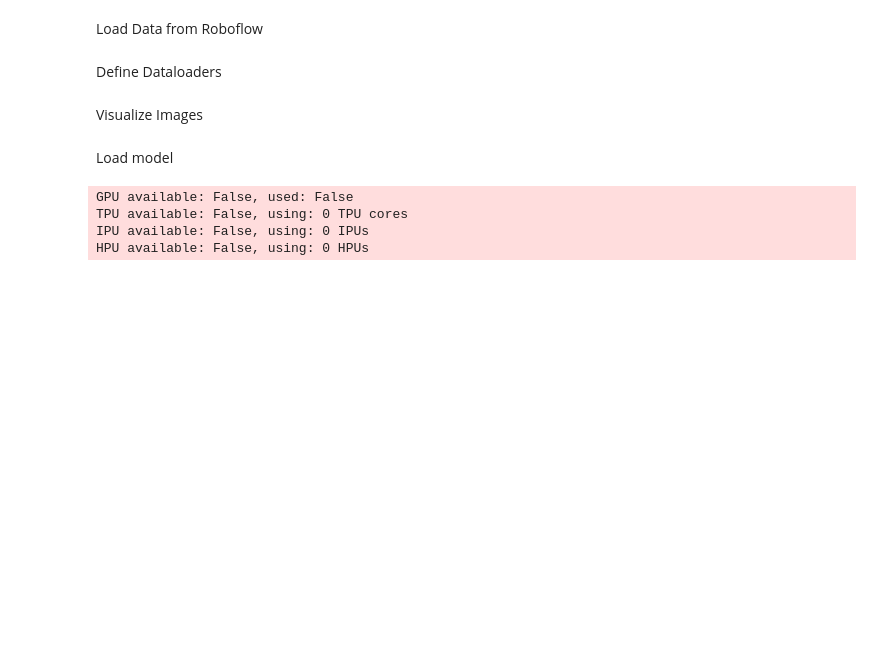
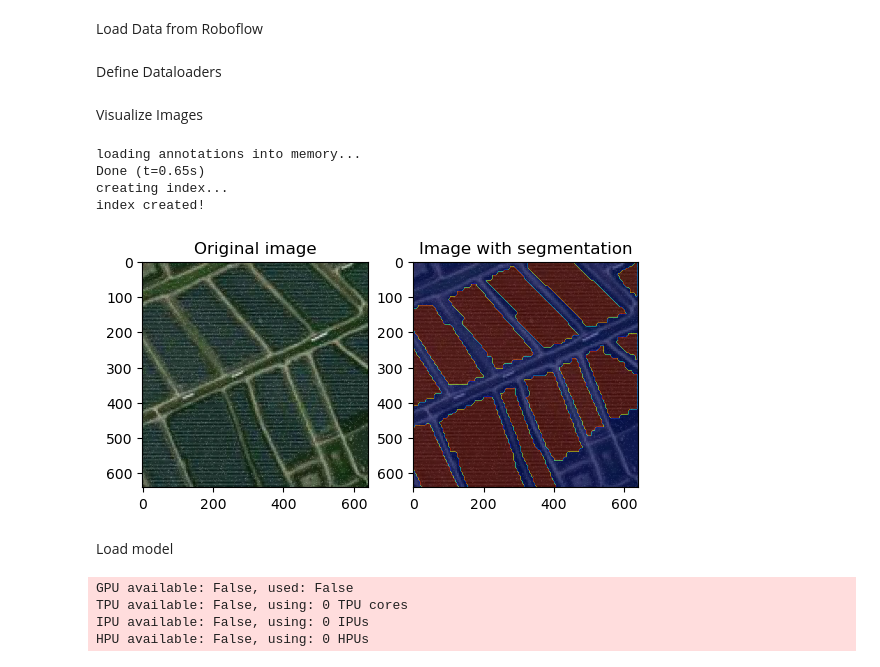
Before and after one commit to Tiburso/EnerVision, a Jupyter notebook: models/pv_detection.ipynb, the cells around one changed output. Cells and saved outputs as stored; diff of their text form; code cells hidden in the pictures; blank space fills up the shorter version.

Commit message:
Add simpler addition of binary masks

```diff
--- a/models/pv_detection.ipynb
+++ b/models/pv_detection.ipynb
@@ -66,37 +66,42 @@ coco = COCO(os.path.join(folder_images, '_annotations.coco.json'))
 image_ids = coco.getImgIds()
 image_data = coco.loadImgs(image_ids[0])[0] # Choose first one
 
 # Load image
 image_path = os.path.join(image_directory, image_data['file_name'])
 image = io.imread(image_path)
 
 # Load annotations for image
 annIds = coco.getAnnIds(imgIds=image_data['id'])
 anns = coco.loadAnns(annIds)
 
 # Initialize empty mask
 combined_mask = np.zeros_like(image[:, :, 0])
 
 # Add all segmentations
 for ann in anns:
-    mask = coco.annToMask(ann)  # Get the binary mask for this annotation
-    combined_mask += mask  # Add mask to the combined mask
-combined_mask = np.minimum(combined_mask, 1) # Make it binary
+    mask = coco.annToMask(ann)  # Get binary mask
+    combined_mask |= mask  # Add mask to combined mask
 
-# Display image
+# Display images
 plt.figure()
 # Original image
 plt.subplot(1, 2, 1)
 plt.imshow(image)
 plt.title('Original image')
 
 # Image with segmentation
 plt.subplot(1, 2, 2)
 plt.imshow(image)
 plt.imshow(combined_mask, cmap='jet', alpha=0.5)  # Transparancy
 plt.title('Image with segmentation')
 
 plt.show()
+# %% [output]
+loading annotations into memory...
+Done (t=0.65s)
+creating index...
+index created!
+[figure, added]
 # %% [markdown]
 Load model
 # %%
```
